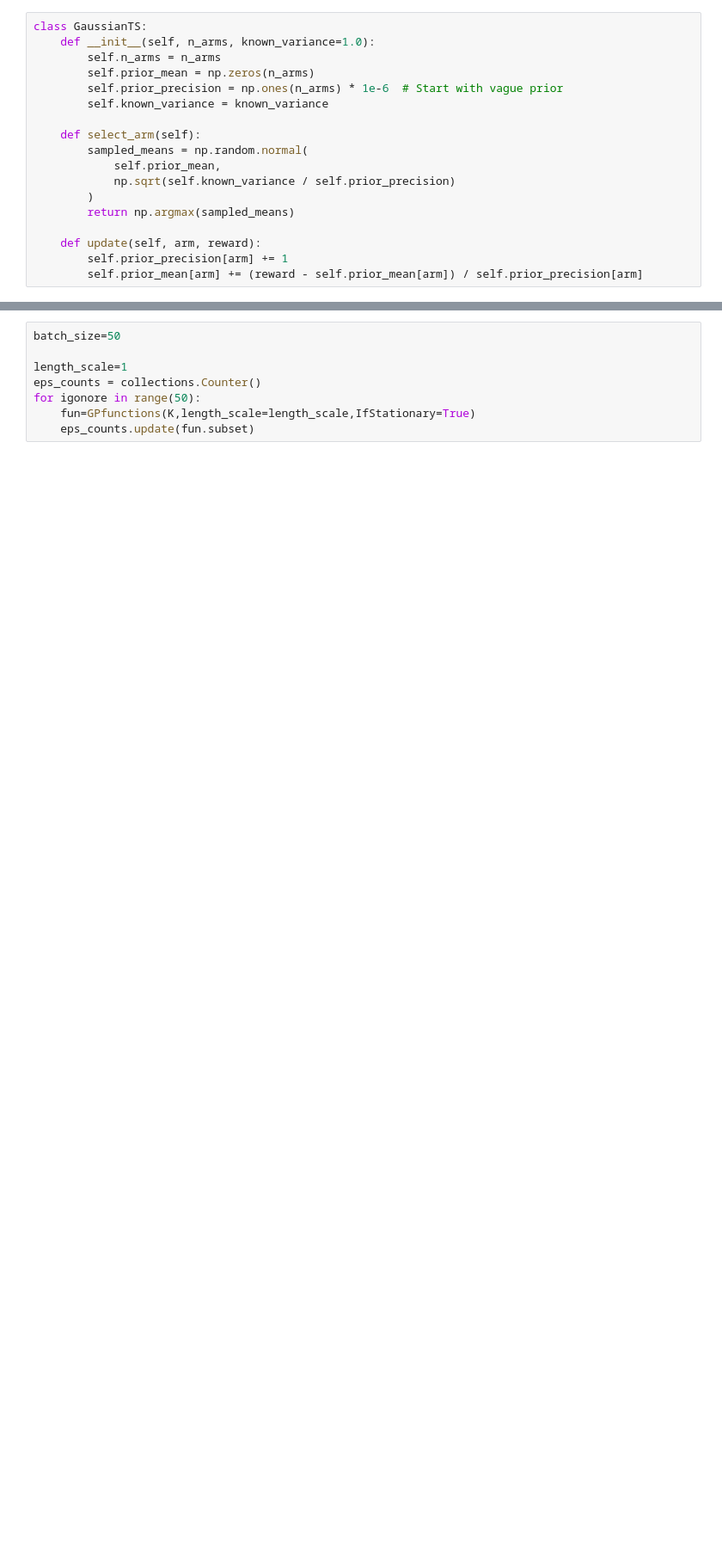
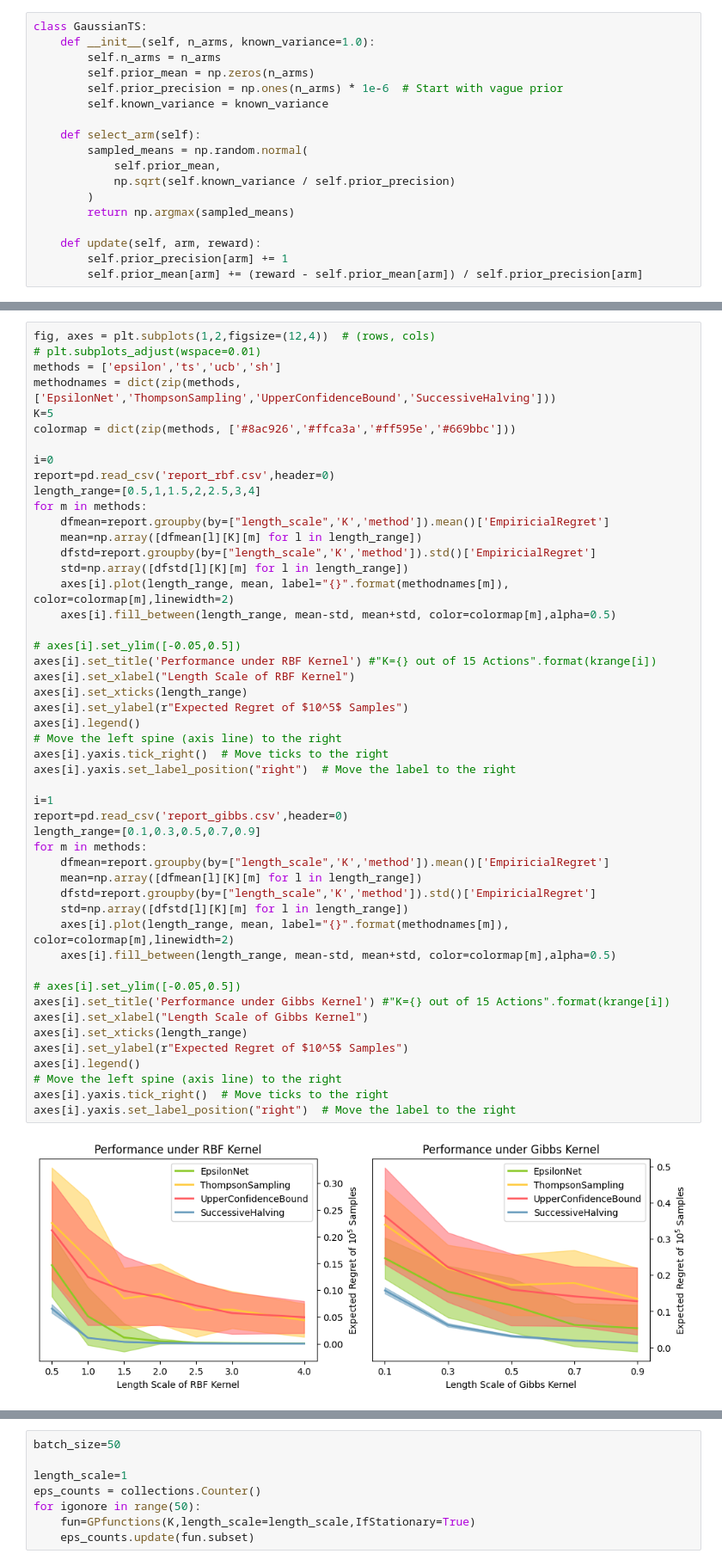
Before and after one commit to Quan-Zhou/MAB, a Jupyter notebook: RKHScombinatorial.ipynb, the cells around one changed output, grey strips where cells are left out. Shown at 86% size. Drawn from its saved outputs; the diff is of its cells as text; blank space fills up the shorter version.

```diff
--- a/RKHScombinatorial.ipynb
+++ b/RKHScombinatorial.ipynb
@@ -169,3 +361,54 @@ report.to_csv('report15.csv',index=None)
+# %%
+fig, axes = plt.subplots(1,2,figsize=(12,4))  # (rows, cols)
+# plt.subplots_adjust(wspace=0.01)
+methods = ['epsilon','ts','ucb','sh']
+methodnames = dict(zip(methods,['EpsilonNet','ThompsonSampling','UpperConfidenceBound','SuccessiveHalving']))
+K=5
+colormap = dict(zip(methods, ['#8ac926','#ffca3a','#ff595e','#669bbc']))
+
+i=0
+report=pd.read_csv('report_rbf.csv',header=0)
+length_range=[0.5,1,1.5,2,2.5,3,4]
+for m in methods:
+    dfmean=report.groupby(by=["length_scale",'K','method']).mean()['EmpiricialRegret']
+    mean=np.array([dfmean[l][K][m] for l in length_range])
+    dfstd=report.groupby(by=["length_scale",'K','method']).std()['EmpiricialRegret']
+    std=np.array([dfstd[l][K][m] for l in length_range])
+    axes[i].plot(length_range, mean, label="{}".format(methodnames[m]), color=colormap[m],linewidth=2)
+    axes[i].fill_between(length_range, mean-std, mean+std, color=colormap[m],alpha=0.5)
+
+# axes[i].set_ylim([-0.05,0.5])
+axes[i].set_title('Performance under RBF Kernel') #"K={} out of 15 Actions".format(krange[i])
+axes[i].set_xlabel("Length Scale of RBF Kernel")
+axes[i].set_xticks(length_range)
+axes[i].set_ylabel(r"Expected Regret of $10^5$ Samples")
+axes[i].legend()
+# Move the left spine (axis line) to the right
+axes[i].yaxis.tick_right()  # Move ticks to the right
+axes[i].yaxis.set_label_position("right")  # Move the label to the right
+
+i=1
+report=pd.read_csv('report_gibbs.csv',header=0)
+length_range=[0.1,0.3,0.5,0.7,0.9]
+for m in methods:
+    dfmean=report.groupby(by=["length_scale",'K','method']).mean()['EmpiricialRegret']
+    mean=np.array([dfmean[l][K][m] for l in length_range])
+    dfstd=report.groupby(by=["length_scale",'K','method']).std()['EmpiricialRegret']
+    std=np.array([dfstd[l][K][m] for l in length_range])
+    axes[i].plot(length_range, mean, label="{}".format(methodnames[m]), color=colormap[m],linewidth=2)
+    axes[i].fill_between(length_range, mean-std, mean+std, color=colormap[m],alpha=0.5)
+
+# axes[i].set_ylim([-0.05,0.5])
+axes[i].set_title('Performance under Gibbs Kernel') #"K={} out of 15 Actions".format(krange[i])
+axes[i].set_xlabel("Length Scale of Gibbs Kernel")
+axes[i].set_xticks(length_range)
+axes[i].set_ylabel(r"Expected Regret of $10^5$ Samples")
+axes[i].legend()
+# Move the left spine (axis line) to the right
+axes[i].yaxis.tick_right()  # Move ticks to the right
+axes[i].yaxis.set_label_position("right")  # Move the label to the right
+# %% [output]
+[figure, added]
 # %%
 IfStationary=True
 report=pd.DataFrame(columns=['EmpiricialRegret','length_scale','K','method'])
```
Also changed, not shown: parts of 14 cells of this notebook, 2 other files.
